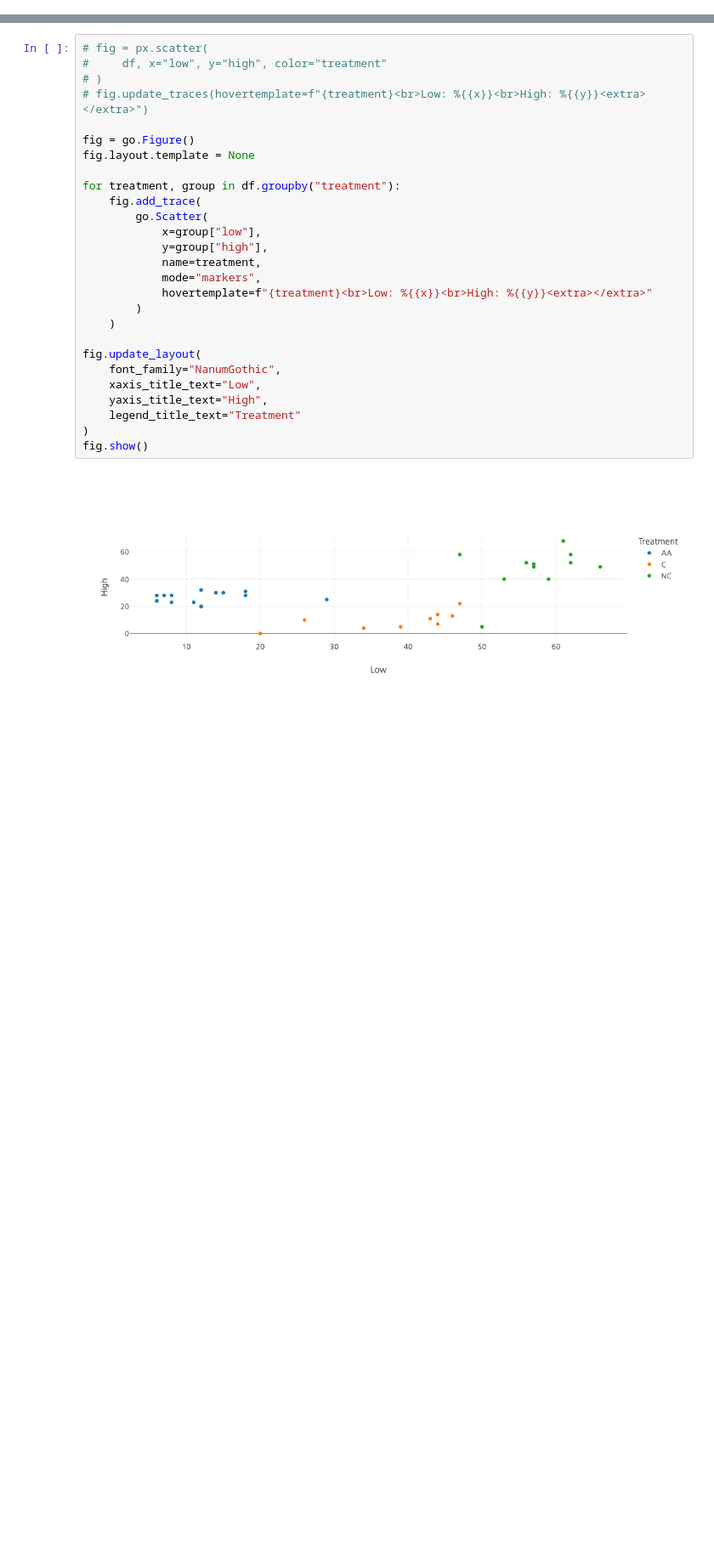
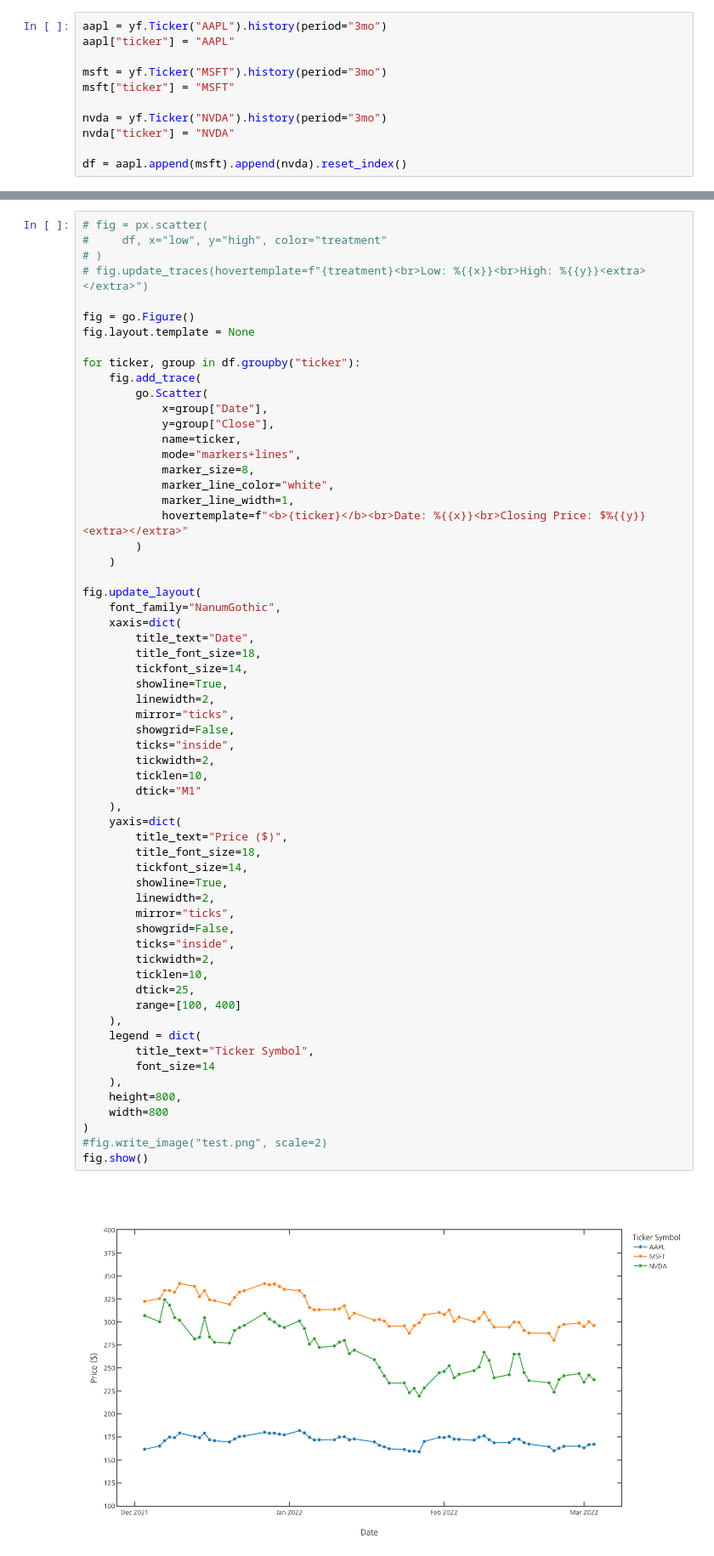
Before and after one commit to anishrao/python-science-tutorial, a Jupyter notebook: plotly/plotly.ipynb, the cells around one changed output, grey strips where cells are left out. Shown at 85% size. Drawn from its saved outputs; the diff is of its cells as text; blank space fills up the shorter version.

```diff
--- a/plotly/plotly.ipynb
+++ b/plotly/plotly.ipynb
@@ -12,0 +7,11 @@ df = pd.DataFrame({"x": x, "y1": y1, "y2": y2, "y3": y3})
+# %%
+aapl = yf.Ticker("AAPL").history(period="3mo")
+aapl["ticker"] = "AAPL"
+
+msft = yf.Ticker("MSFT").history(period="3mo")
+msft["ticker"] = "MSFT"
+
+nvda = yf.Ticker("NVDA").history(period="3mo")
+nvda["ticker"] = "NVDA"
+
+df = aapl.append(msft).append(nvda).reset_index()
@@ -13,29 +34,63 @@ df = pd.DataFrame({"x": x, "y1": y1, "y2": y2, "y3": y3})
 # %%
 # fig = px.scatter(
 #     df, x="low", y="high", color="treatment"
 # )
 # fig.update_traces(hovertemplate=f"{treatment}<br>Low: %{{x}}<br>High: %{{y}}<extra></extra>")
 
 fig = go.Figure()
 fig.layout.template = None
 
-for treatment, group in df.groupby("treatment"):
+for ticker, group in df.groupby("ticker"):
     fig.add_trace(
         go.Scatter(
-            x=group["low"],
-            y=group["high"],
-            name=treatment,
-            mode="markers",
-            hovertemplate=f"{treatment}<br>Low: %{{x}}<br>High: %{{y}}<extra></extra>"
+            x=group["Date"],
+            y=group["Close"],
+            name=ticker,
+            mode="markers+lines",
+            marker_size=8,
+            marker_line_color="white",
+            marker_line_width=1,
+            hovertemplate=f"<b>{ticker}</b><br>Date: %{{x}}<br>Closing Price: $%{{y}}<extra></extra>"
         )
     )
 
 fig.update_layout(
     font_family="NanumGothic",
-    xaxis_title_text="Low",
-    yaxis_title_text="High",
-    legend_title_text="Treatment"
+    xaxis=dict(
+        title_text="Date",
+        title_font_size=18,
+        tickfont_size=14,
+        showline=True,
+        linewidth=2,
+        mirror="ticks",
+        showgrid=False,
+        ticks="inside",
+        tickwidth=2,
+        ticklen=10,
+        dtick="M1"
+    ),
+    yaxis=dict(
+        title_text="Price ($)",
+        title_font_size=18,
+        tickfont_size=14,
+        showline=True,
+        linewidth=2,
+        mirror="ticks",
+        showgrid=False,
+        ticks="inside",
+        tickwidth=2,
+        ticklen=10,
+        dtick=25,
+        range=[100, 400]
+    ),
+    legend = dict(
+        title_text="Ticker Symbol",
+        font_size=14
+    ),
+    height=800,
+    width=800
 )
+#fig.write_image("test.png", scale=2)
 fig.show()
 # %% [output]
-[figure, old version]
+[figure, new version]
```
Also changed, not shown: parts of 4 cells of this notebook.
